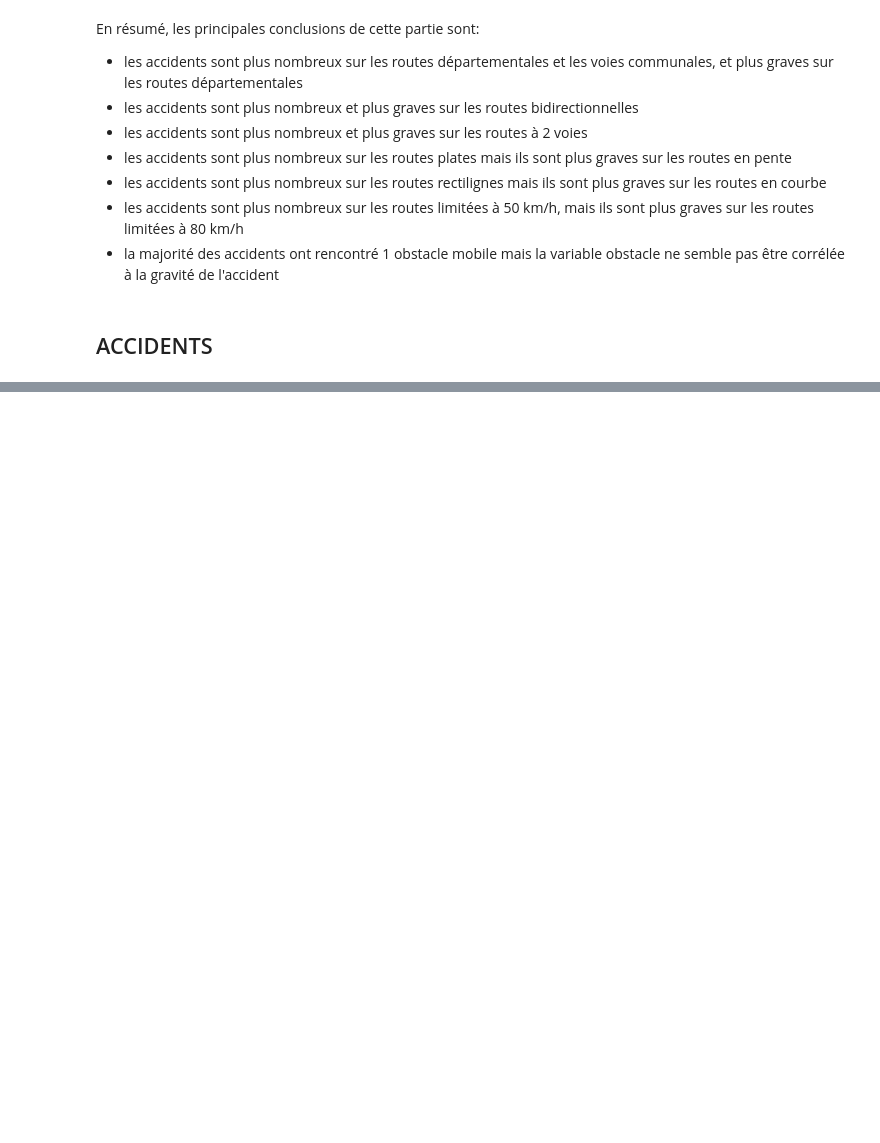
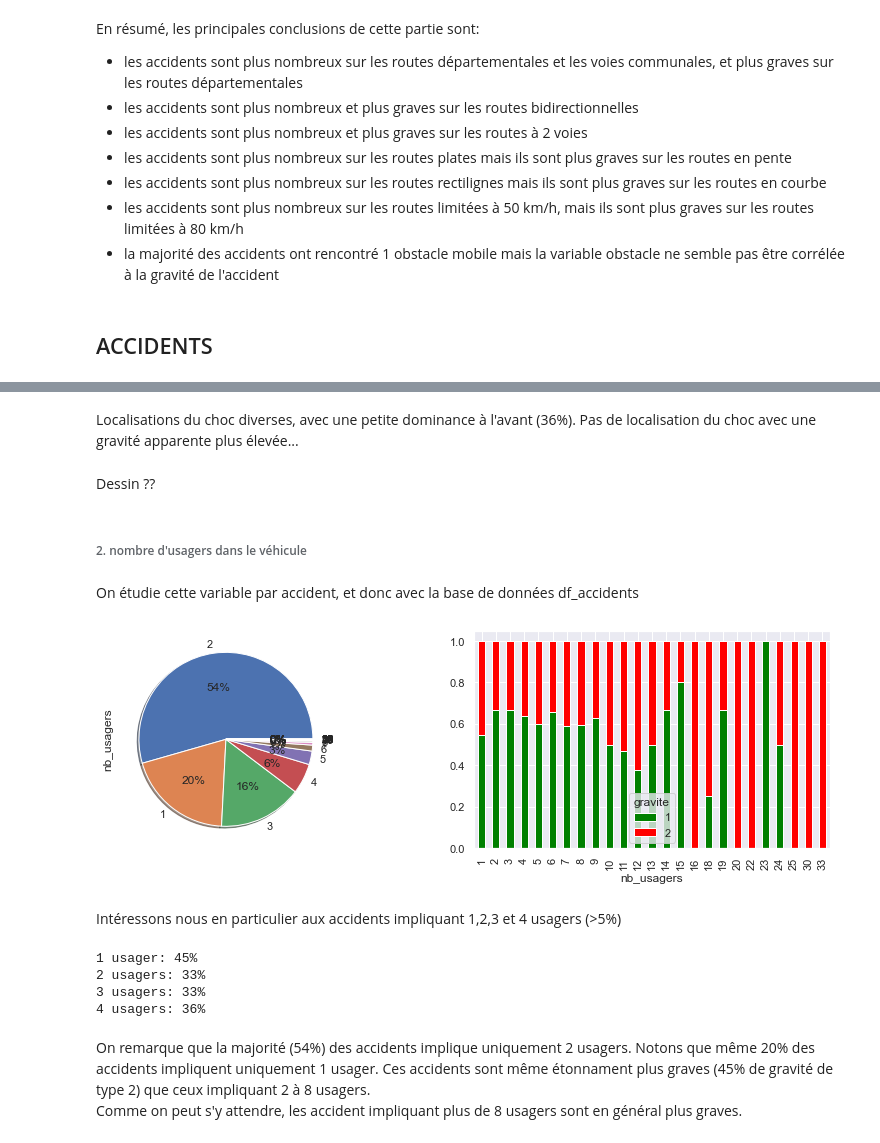
Before and after one commit to Clotilde-23/Accidents-corporels, a Jupyter notebook: Statistiques_descriptives.ipynb, the cells around one changed output, grey strips where cells are left out. Saved outputs shown, nothing was run; the diff lists cells and outputs as text; code cells hidden in the pictures; blank space fills up the shorter version.

```diff
--- a/Statistiques_descriptives.ipynb
+++ b/Statistiques_descriptives.ipynb
@@ -417,0 +432,30 @@ En résumé, les principales conclusions de cette partie sont:
+# %% [markdown]
+Localisations du choc diverses, avec une petite dominance à l'avant (36%). Pas de localisation du choc avec une gravité apparente plus élevée...
+# %% [markdown]
+Dessin ??
+# %% [markdown]
+###### 2. nombre d'usagers dans le véhicule
+# %% [markdown]
+On étudie cette variable par accident, et donc avec la base de données df_accidents
+# %%
+fig, ax = plt.subplots(nrows=1, ncols=2, figsize=(14,4))
+df_accidents.nb_usagers.value_counts().plot.pie(autopct='%1.0f%%', shadow=True, ax=ax[0])
+diag_barres_gravite_cumulees_axis1(df_accidents,'nb_usagers')
+# %% [output]
+[figure, added]
+# %% [markdown]
+Intéressons nous en particulier aux accidents impliquant 1,2,3 et 4 usagers (>5%)
+# %%
+#Calculs du pourcentage d'accidents de gravité de type 2 pour les accidents impliquant 1,2,3 et 4 usagers
+print('1 usager: '+str(round((df_accidents[df_accidents['nb_usagers'].isin([1])].gravite.mean()-1)*100))+'%')
+print('2 usagers: '+str(round((df_accidents[df_accidents['nb_usagers'].isin([2])].gravite.mean()-1)*100))+'%')
+print('3 usagers: '+str(round((df_accidents[df_accidents['nb_usagers'].isin([3])].gravite.mean()-1)*100))+'%')
+print('4 usagers: '+str(round((df_accidents[df_accidents['nb_usagers'].isin([4])].gravite.mean()-1)*100))+'%')
+# %% [output]
+1 usager: 45%
+2 usagers: 33%
+3 usagers: 33%
+4 usagers: 36%
+# %% [markdown]
+On remarque que la majorité (54%) des accidents implique uniquement 2 usagers. Notons que même 20% des accidents impliquent uniquement 1 usager. Ces accidents sont même étonnament plus graves (45% de gravité de type 2) que ceux impliquant 2 à 8 usagers.
+Comme on peut s'y attendre, les accident impliquant plus de 8 usagers sont en général plus graves.
```
Also changed, not shown: parts of 4 cells of this notebook.
